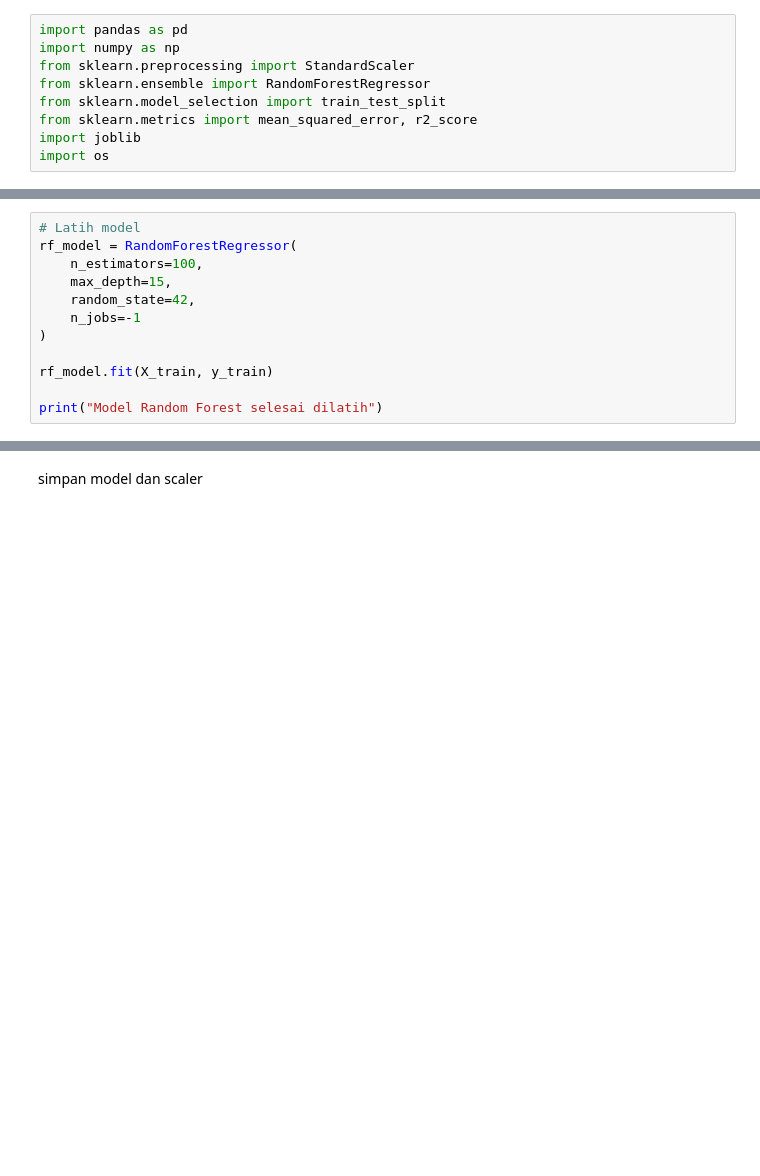
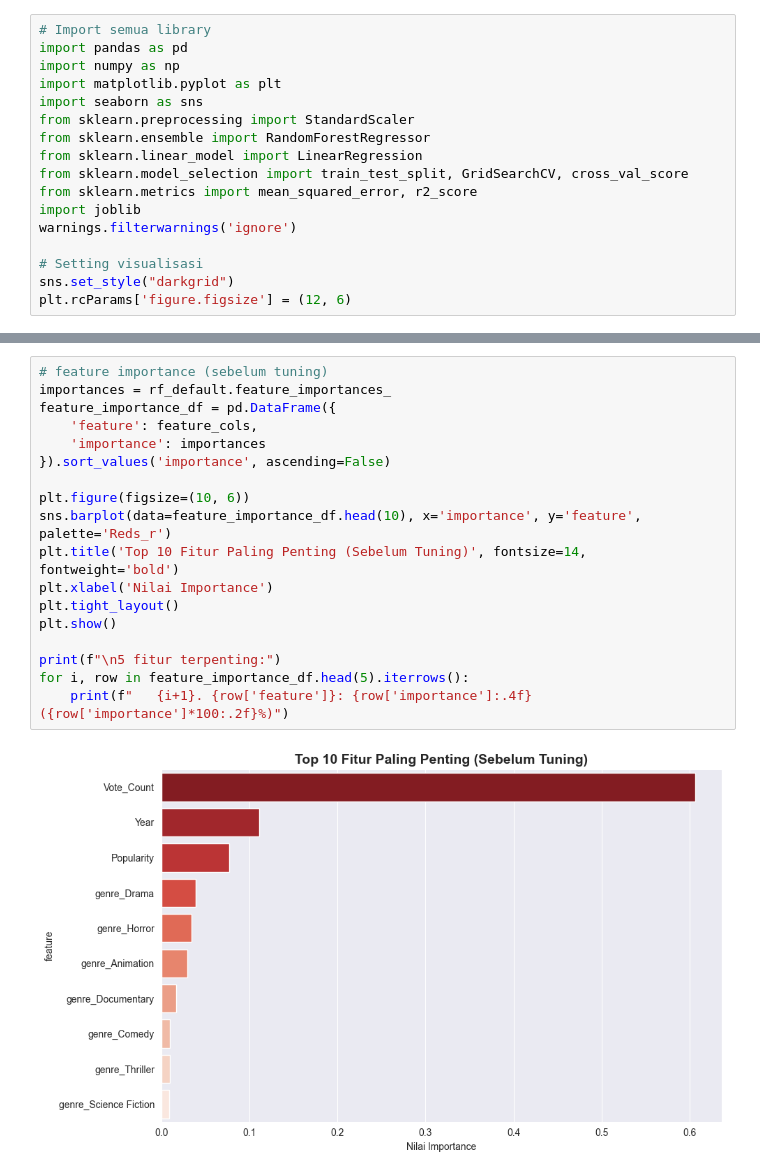
Before and after one commit to RimbhiPutri/MovieInsight-Aplikasi-Analisis-dan-Rekomendasi-Film, a Jupyter notebook: movie_insights/notebook/preprocessing.ipynb, the cells around one changed output, grey strips where cells are left out. Saved outputs shown, nothing was run; the diff lists cells and outputs as text; blank space fills up the shorter version.

```diff
--- a/movie_insights/notebook/preprocessing.ipynb
+++ b/movie_insights/notebook/preprocessing.ipynb
@@ -1,10 +1,18 @@
 # %%
+# Import semua library
 import pandas as pd
 import numpy as np
+import matplotlib.pyplot as plt
+import seaborn as sns
 from sklearn.preprocessing import StandardScaler
 from sklearn.ensemble import RandomForestRegressor
-from sklearn.model_selection import train_test_split
+from sklearn.linear_model import LinearRegression
+from sklearn.model_selection import train_test_split, GridSearchCV, cross_val_score
 from sklearn.metrics import mean_squared_error, r2_score
 import joblib
-import os
+warnings.filterwarnings('ignore')
+
+# Setting visualisasi
+sns.set_style("darkgrid")
+plt.rcParams['figure.figsize'] = (12, 6)
 # %%
@@ -122,12 +237,0 @@ latih model random forest
-# %%
-# Latih model
-rf_model = RandomForestRegressor(
-    n_estimators=100,
-    max_depth=15,
-    random_state=42,
-    n_jobs=-1
-)
-
-rf_model.fit(X_train, y_train)
-
-print("Model Random Forest selesai dilatih")
@@ -156,2 +270,20 @@ Akurasi (±0.5): 50.5%
-# %% [markdown]
-simpan model dan scaler
+# %%
+# feature importance (sebelum tuning)
+importances = rf_default.feature_importances_
+feature_importance_df = pd.DataFrame({
+    'feature': feature_cols,
+    'importance': importances
+}).sort_values('importance', ascending=False)
+
+plt.figure(figsize=(10, 6))
+sns.barplot(data=feature_importance_df.head(10), x='importance', y='feature', palette='Reds_r')
+plt.title('Top 10 Fitur Paling Penting (Sebelum Tuning)', fontsize=14, fontweight='bold')
+plt.xlabel('Nilai Importance')
+plt.tight_layout()
+plt.show()
+
+print(f"\n5 fitur terpenting:")
+for i, row in feature_importance_df.head(5).iterrows():
+    print(f"   {i+1}. {row['feature']}: {row['importance']:.4f} ({row['importance']*100:.2f}%)")
+# %% [output]
+[figure, added]
```
Also changed, not shown: parts of 20 cells of this notebook.
